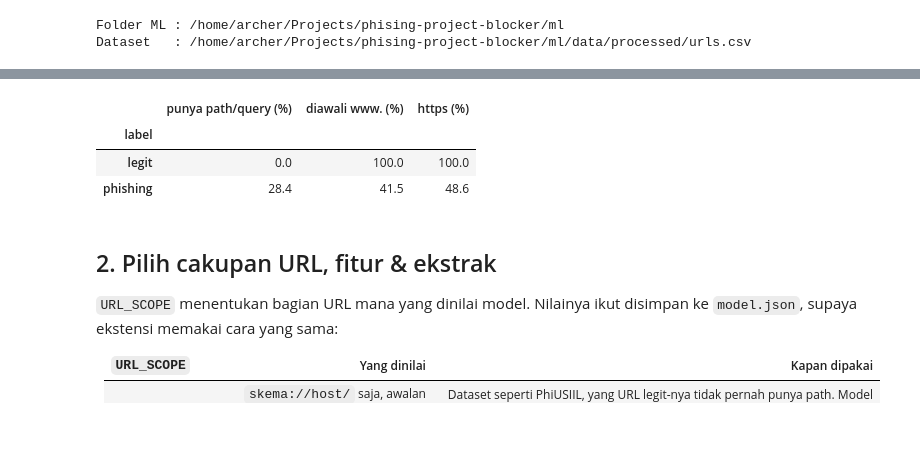
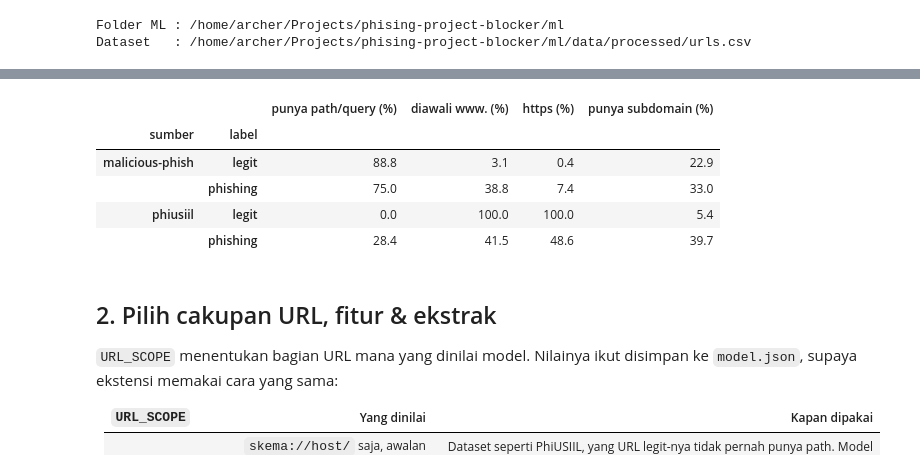
Before and after one commit to Muzidha/Phising-alert, a Jupyter notebook: ml/train.ipynb, the cells around one changed output, grey strips where cells are left out. Cells and saved outputs as stored; diff of their text form; code cells hidden in the pictures; blank space fills up the shorter version.

```diff
--- a/ml/train.ipynb
+++ b/ml/train.ipynb
@@ -97,17 +118,23 @@ Di PhiUSIIL, semua URL legit berbentuk `https://www.domain` **tanpa path**. Mode
 # %%
-parsed = df['url'].str.extract(r'^(?P<scheme>[a-zA-Z]+)://(?P<host>[^/?#]*)(?P<rest>.*)$').fillna('')
+parsed = df['url'].str.extract(r'^(?:(?P<scheme>[a-zA-Z]+)://)?(?P<host>[^/?#]*)(?P<rest>.*)$').fillna('')
+host = parsed['host'].str.lower().str.split('@').str[-1].str.split(':').str[0]
+bare = host.str.replace(r'^www\.', '', regex=True)
 bias = pd.DataFrame({
+    'sumber': df['source'],
     'label': df['label'].map({0: 'legit', 1: 'phishing'}),
     'punya path/query (%)': parsed['rest'].str.len() > 1,
-    'diawali www. (%)': parsed['host'].str.lower().str.startswith('www.'),
+    'diawali www. (%)': host.str.startswith('www.'),
     'https (%)': parsed['scheme'].str.lower() == 'https',
+    'punya subdomain (%)': [h != F.get_registrable_domain(h) for h in bare],
 })
-(bias.groupby('label').mean() * 100).round(1)
+(bias.groupby(['sumber', 'label']).mean() * 100).round(1)
 # %% [output]
-|  | punya path/query (%) | diawali www. (%) | https (%) |
-| label |  |  |  |
-| legit | 0.0 | 100.0 | 100.0 |
-| phishing | 28.4 | 41.5 | 48.6 |
+|  |  | punya path/query (%) | diawali www. (%) | https (%) | punya subdomain (%) |
+| sumber | label |  |  |  |  |
+| malicious-phish | legit | 88.8 | 3.1 | 0.4 | 22.9 |
+|  | phishing | 75.0 | 38.8 | 7.4 | 33.0 |
+| phiusiil | legit | 0.0 | 100.0 | 100.0 | 5.4 |
+|  | phishing | 28.4 | 41.5 | 48.6 | 39.7 |
 # %% [markdown]
 ## 2. Pilih cakupan URL, fitur & ekstrak
 
```
Also changed, not shown: parts of 18 cells of this notebook, 9 other files.
